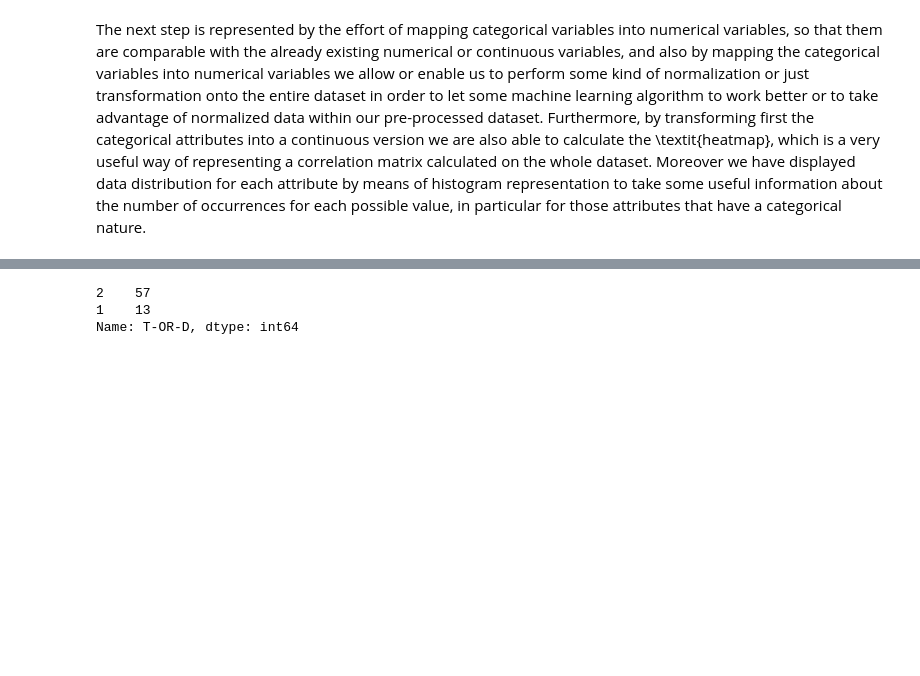
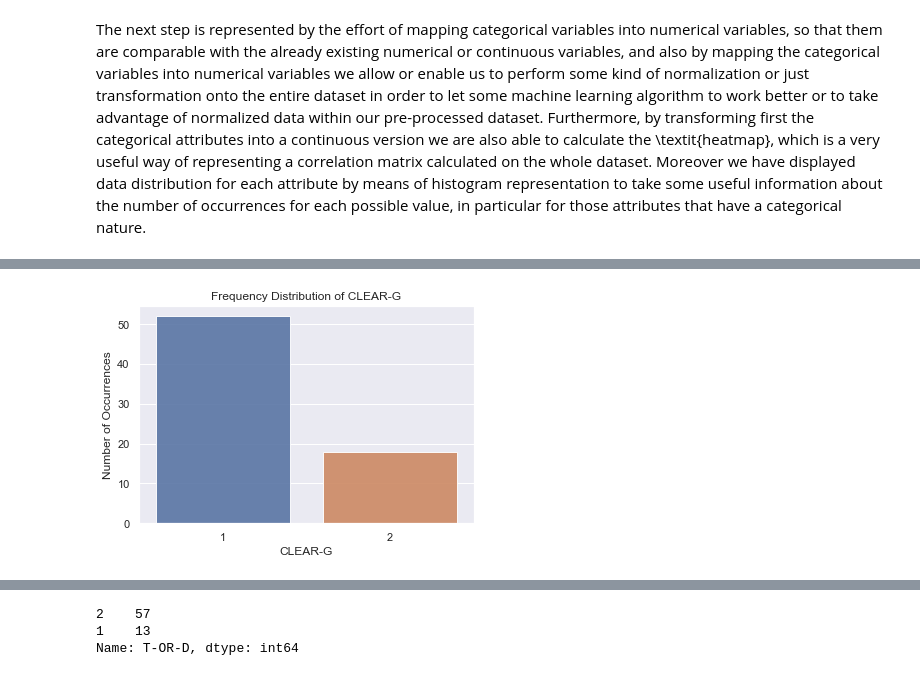
Before and after one commit to franec94/Pittsburgh-Bridge-Dataset, a Jupyter notebook: pittsburgh-bridges-data-set-analysis/Data Space Report (Official).ipynb, the cells around one changed output, grey strips where cells are left out. Saved outputs shown, nothing was run; the diff lists cells and outputs as text; code cells hidden in the pictures; blank space fills up the shorter version.

```diff
--- a/pittsburgh-bridges-data-set-analysis/Data Space Report (Official).ipynb
+++ b/pittsburgh-bridges-data-set-analysis/Data Space Report (Official).ipynb
@@ -362,0 +368,5 @@ show_frequency_distribution_predictors(dataset, columns_2_avoid)
+# %%
+# show_frequency_distribution_predictors(dataset, columns_2_avoid)
+show_frequency_distribution_predictor(dataset, predictor_name='CLEAR-G', columns_2_avoid=columns_2_avoid)
+# %% [output]
+[figure, added]
```
Also changed, not shown: parts of 27 cells of this notebook, 2 other files.
